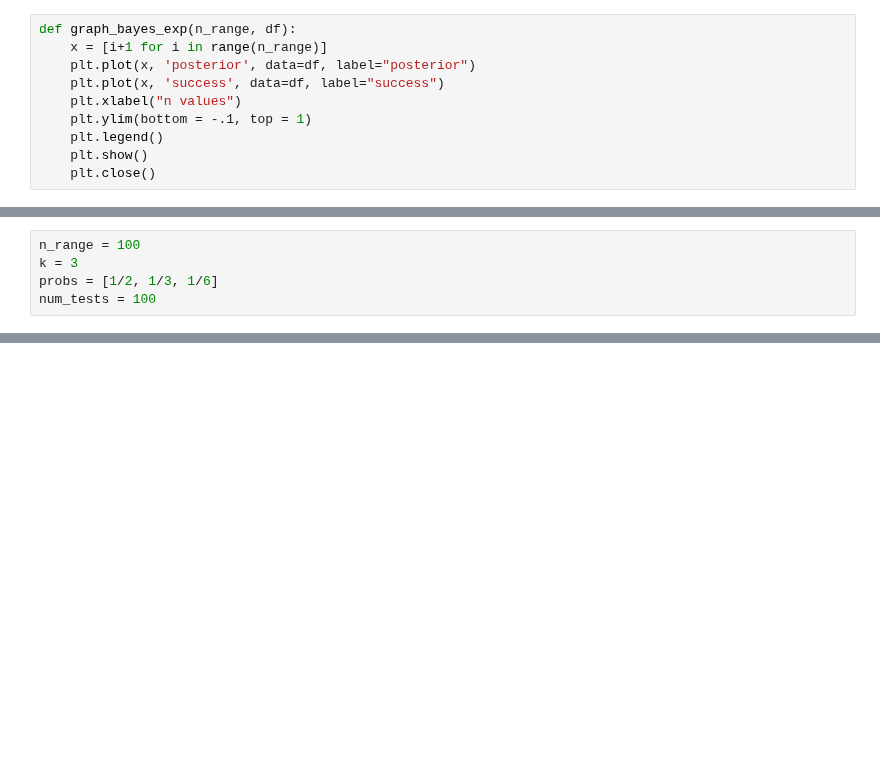
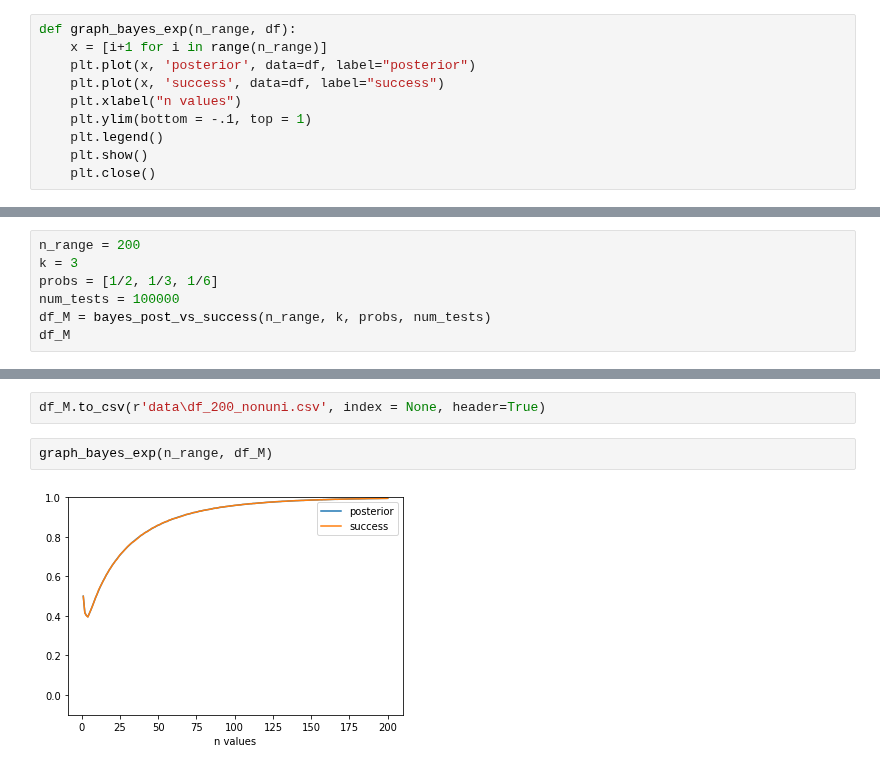
Before and after one commit to majk12/pbv, a Jupyter notebook: exp.ipynb, the cells around one changed output, grey strips where cells are left out. Saved outputs shown, nothing was run; the diff lists cells and outputs as text; blank space fills up the shorter version.

Commit message:
100K trials, same as Bayes post vuln

```diff
--- a/exp.ipynb
+++ b/exp.ipynb
@@ -271,5 +271,7 @@ def graph_bayes_exp(n_range, df):
 # %%
-n_range = 100
+n_range = 200
 k = 3
 probs = [1/2, 1/3, 1/6]
-num_tests = 100
+num_tests = 100000
+df_M = bayes_post_vs_success(n_range, k, probs, num_tests)
+df_M
@@ -275,0 +297,6 @@ num_tests = 100
+# %%
+df_M.to_csv(r'data\df_200_nonuni.csv', index = None, header=True)
+# %%
+graph_bayes_exp(n_range, df_M)
+# %% [output]
+[figure, added]
```
Also changed, not shown: parts of 17 cells of this notebook.
